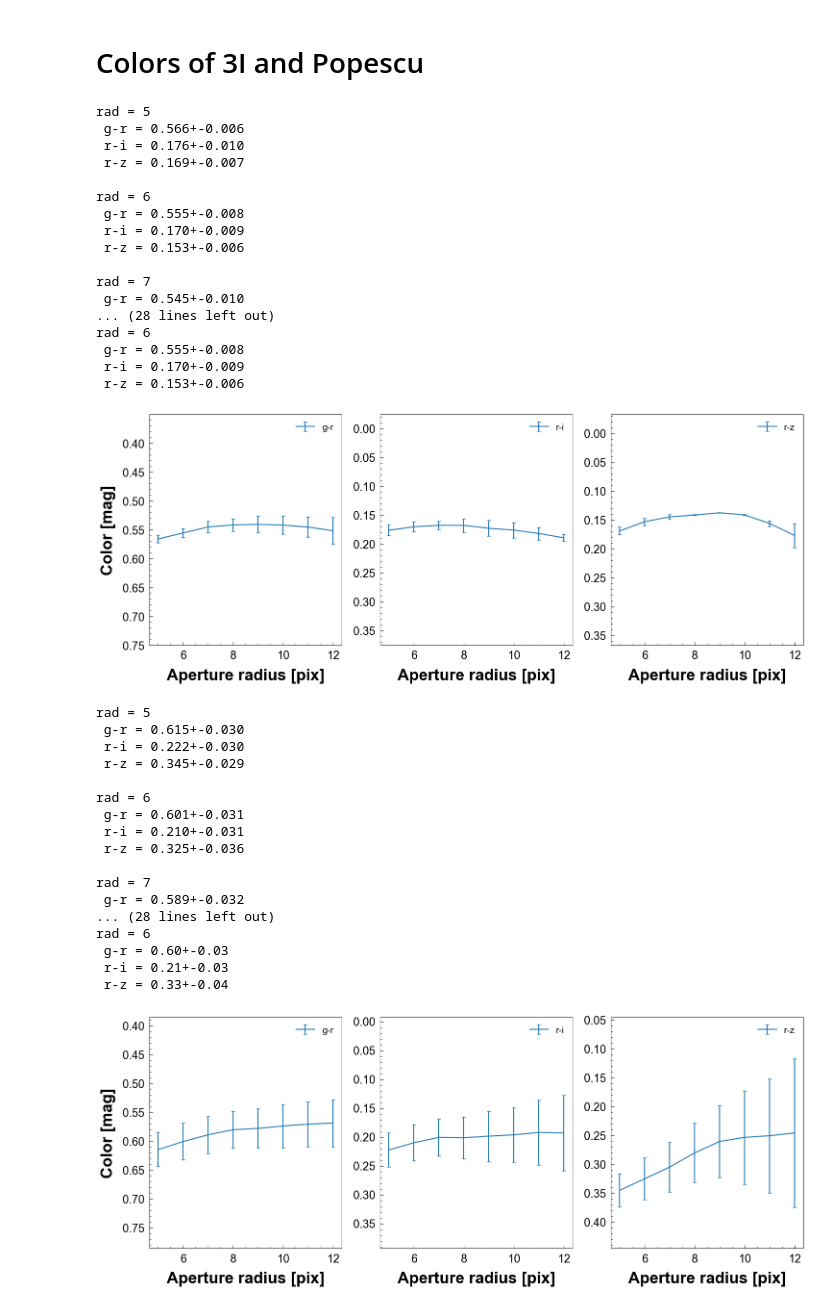
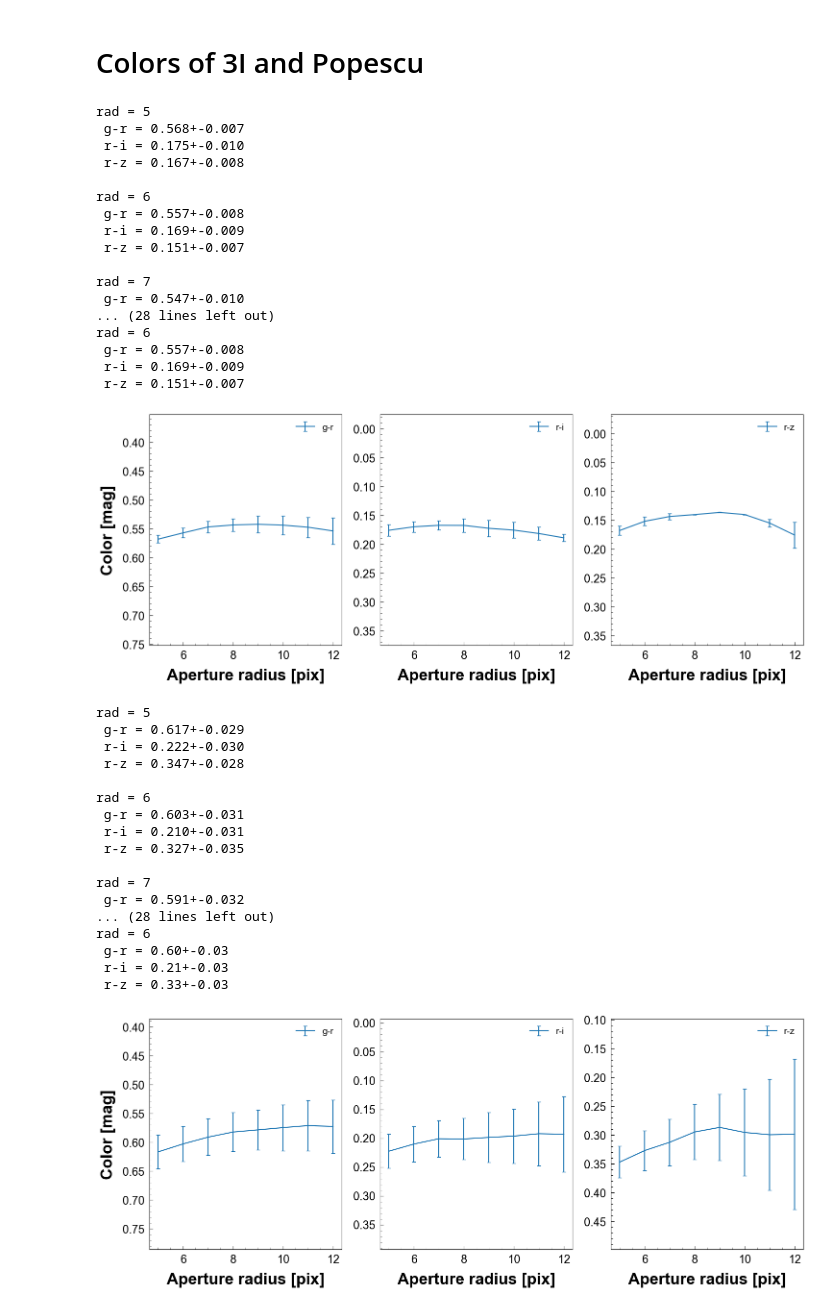
Before and after one commit to jinbeniyama/3I_Seimei, a Jupyter notebook: analysis/derive_mag_col_3I.ipynb, the cells around one changed output. Saved outputs shown, nothing was run; the diff lists cells and outputs as text; code cells hidden in the pictures.

```diff
--- a/analysis/derive_mag_col_3I.ipynb
+++ b/analysis/derive_mag_col_3I.ipynb
@@ -17,11 +17,11 @@ from myplot import mycolor, mymark
 # %%
 # Read photometric results
 
-df_3I = pd.read_csv("../../data/photres_3I_mean_600s_20250715.txt", sep=" ")
-df_ref_600 = pd.read_csv("../../data/photres_ref_mean_600s_20250715.txt", sep=" ")
+df_3I = pd.read_csv("../data/photres_3I_mean_600s_20250715.txt", sep=" ")
+df_ref_600 = pd.read_csv("../data/photres_ref_mean_600s_20250715.txt", sep=" ")
 
-df_P = pd.read_csv("../../data/photres_Popescu_mean_120s_20250715.txt", sep=" ")
-df_ref_120 = pd.read_csv("../../data/photres_ref_mean_120s_20250715.txt", sep=" ")
+df_P = pd.read_csv("../data/photres_Popescu_mean_120s_20250715.txt", sep=" ")
+df_ref_120 = pd.read_csv("../data/photres_ref_mean_120s_20250715.txt", sep=" ")
 # %%
 # Remove some epochs
 # 3I =====================================
@@ -679,6 +679,11 @@ for ax, band in zip(axes, bands):
 
 
 df_mag = pd.concat(df_list)
+
+# Round mags
+for col in ["mag", "magerr"]:
+    df_mag[col] = df_mag[col].round(5)
+
 # Save as a final mag
 out = "/Users/beniyama/research/Seimei_3I/paper/data/mag_3I_20250715.txt"
 df_mag.to_csv(out, sep=" ", index=False)
@@ -868,22 +873,22 @@ print(f" r-i = {r_i:.3f}+-{r_ierr:.3f}")
 print(f" r-z = {r_z:.3f}+-{r_zerr:.3f}")
 # %% [output]
 rad = 5
- g-r = 0.566+-0.006
- r-i = 0.176+-0.010
- r-z = 0.169+-0.007
+ g-r = 0.568+-0.007
+ r-i = 0.175+-0.010
+ r-z = 0.167+-0.008
 
 rad = 6
- g-r = 0.555+-0.008
- r-i = 0.170+-0.009
- r-z = 0.153+-0.006
+ g-r = 0.557+-0.008
+ r-i = 0.169+-0.009
+ r-z = 0.151+-0.007
 
 rad = 7
- g-r = 0.545+-0.010
+ g-r = 0.547+-0.010
 ... (28 lines left out)
 rad = 6
- g-r = 0.555+-0.008
- r-i = 0.170+-0.009
- r-z = 0.153+-0.006
+ g-r = 0.557+-0.008
+ r-i = 0.169+-0.009
+ r-z = 0.151+-0.007
 [figure]
 # %%
 # 3I
@@ -891,40 +896,43 @@ rad = 6
 rad_list = [5, 6, 7, 8, 9, 10, 11, 12]
 df_col_3I = rad_col(df_3I, df_magzpt_600, rad_list, width=0.4)
 df_col_3I["obj"] = "3I"
+# Round colors
+for col in ["g_r", "g_rerr", "r_i", "r_ierr", "r_z", "r_zerr"]:
+    df_col_3I[col] = df_col_3I[col].round(5)
 out = "/Users/beniyama/research/Seimei_3I/paper/data/col_3I_20250715.txt"
 df_col_3I.to_csv(out, sep=" ", index=False)
 
 
 g_r_list, g_rerr_list, r_i_list, r_ierr_list, r_z_list, r_zerr_list = calc_col(df_3I, df_magzpt_600, rad_tar)
 
 # Calculate median and std
 g_r, g_rerr = np.median(g_r_list), np.std(g_r_list)
 r_i, r_ierr = np.median(r_i_list), np.std(r_i_list)
 r_z, r_zerr = np.median(r_z_list), np.std(r_z_list)
 
 print(f"rad = {rad_tar}")
 print(f" g-r = {g_r:.2f}+-{g_rerr:.2f}")
 print(f" r-i = {r_i:.2f}+-{r_ierr:.2f}")
 print(f" r-z = {r_z:.2f}+-{r_zerr:.2f}")
 # %% [output]
 rad = 5
- g-r = 0.615+-0.030
+ g-r = 0.617+-0.029
  r-i = 0.222+-0.030
- r-z = 0.345+-0.029
+ r-z = 0.347+-0.028
 
 rad = 6
- g-r = 0.601+-0.031
+ g-r = 0.603+-0.031
  r-i = 0.210+-0.031
- r-z = 0.325+-0.036
+ r-z = 0.327+-0.035
 
 rad = 7
- g-r = 0.589+-0.032
+ g-r = 0.591+-0.032
 ... (28 lines left out)
 rad = 6
  g-r = 0.60+-0.03
  r-i = 0.21+-0.03
- r-z = 0.33+-0.04
+ r-z = 0.33+-0.03
-[figure, old version]
+[figure, new version]
 # %%
 # 3I, selected, clean
 rad_list = [5, 6, 7, 8, 9, 10, 11, 12]
```
Also changed, not shown: parts of 6 cells of this notebook.
